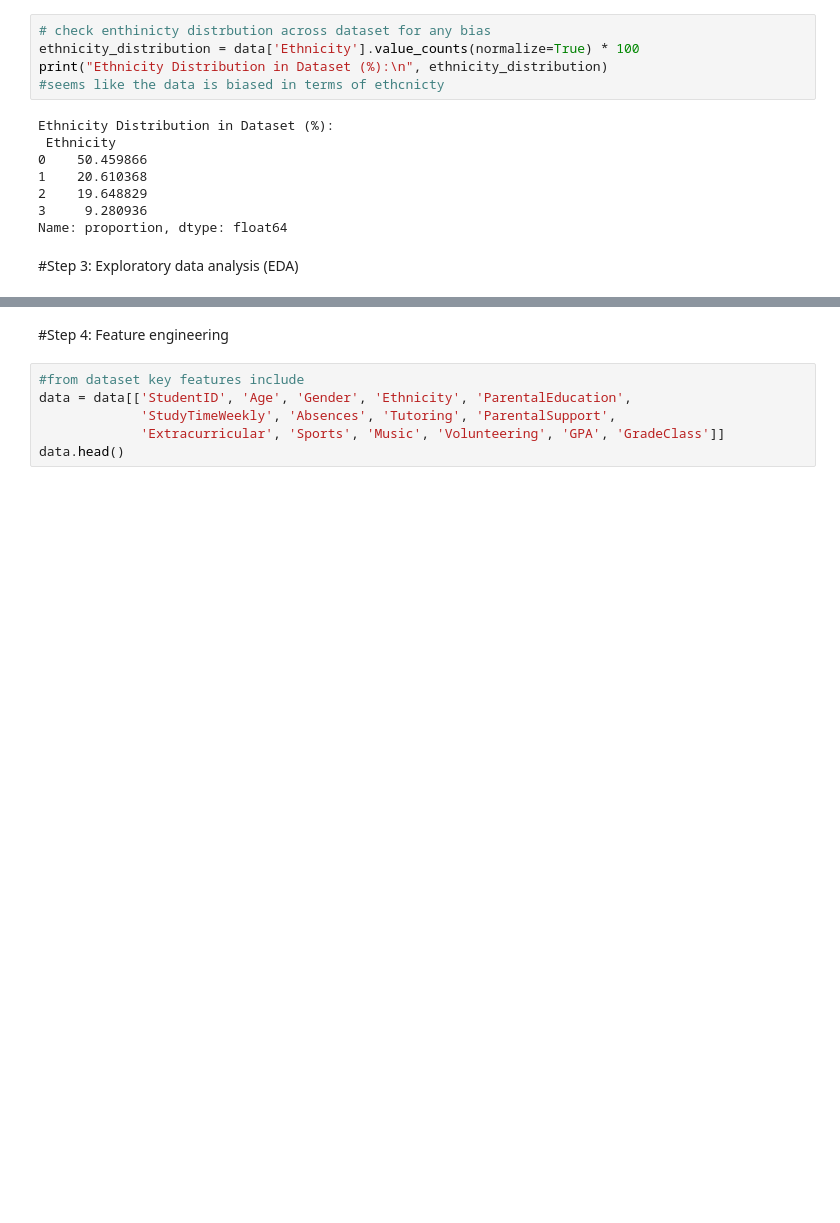
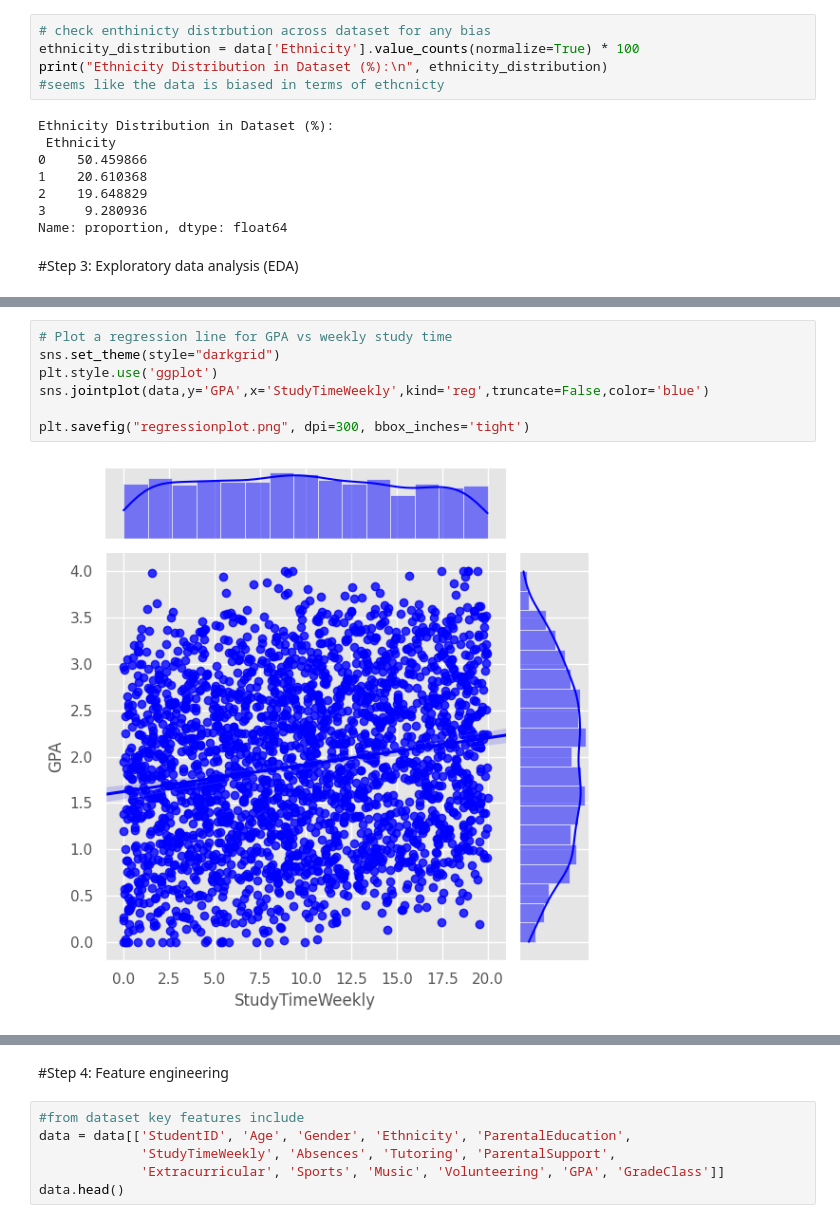
Before and after one commit to elorie-bernard-lacroix/SmartStudy, a Jupyter notebook: StudyArchitects.ipynb, the cells around one changed output, grey strips where cells are left out. Cells and saved outputs as stored; diff of their text form; blank space fills up the shorter version.

Commit message:
Added more visualizations for EDA

```diff
--- a/StudyArchitects.ipynb
+++ b/StudyArchitects.ipynb
@@ -183,0 +181,9 @@ plt.show()
+# %%
+# Plot a regression line for GPA vs weekly study time
+sns.set_theme(style="darkgrid")
+plt.style.use('ggplot')
+sns.jointplot(data,y='GPA',x='StudyTimeWeekly',kind='reg',truncate=False,color='blue')
+
+plt.savefig("regressionplot.png", dpi=300, bbox_inches='tight')
+# %% [output]
+[figure, added]
```
Also changed, not shown: parts of 9 cells of this notebook.
